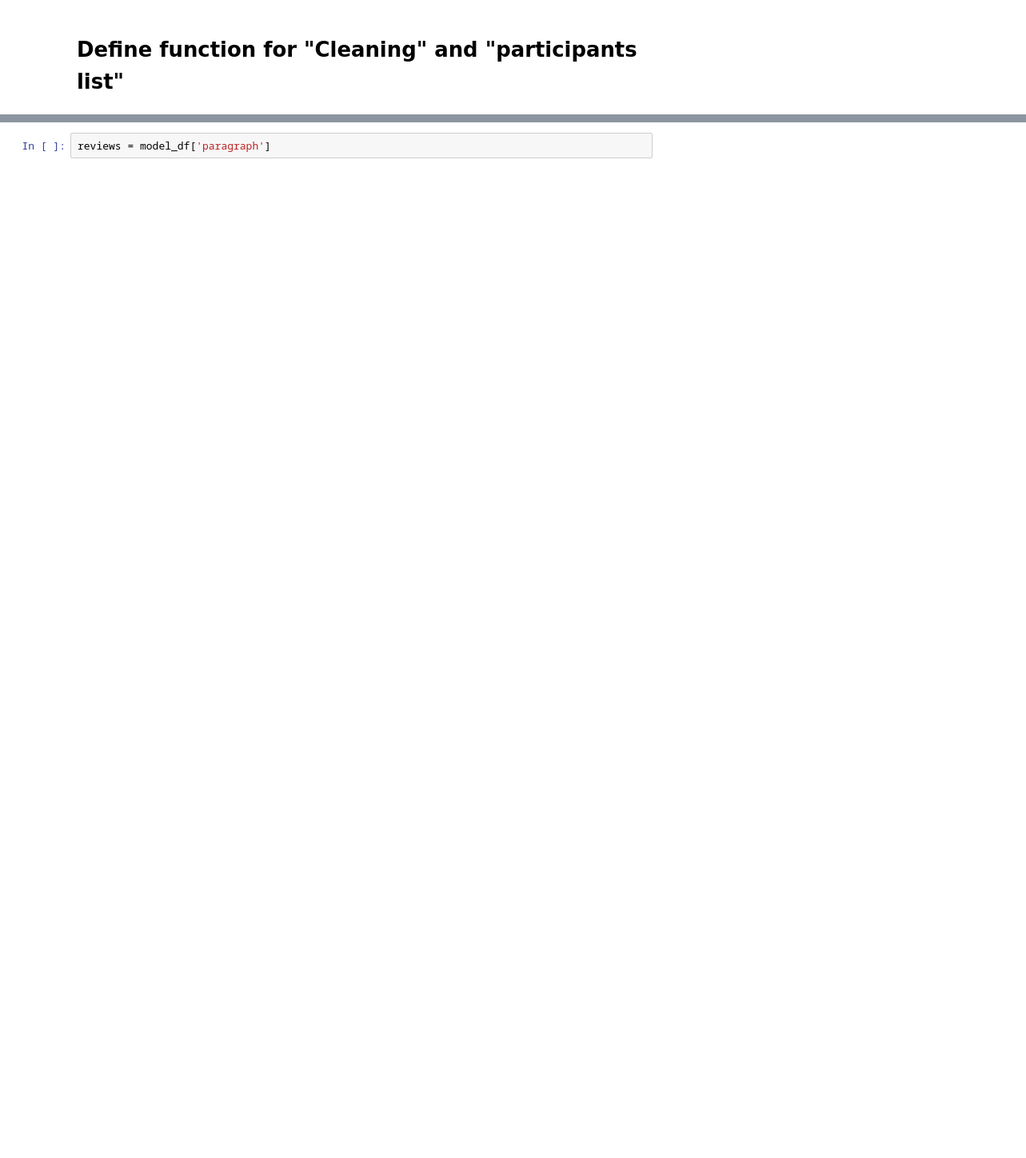
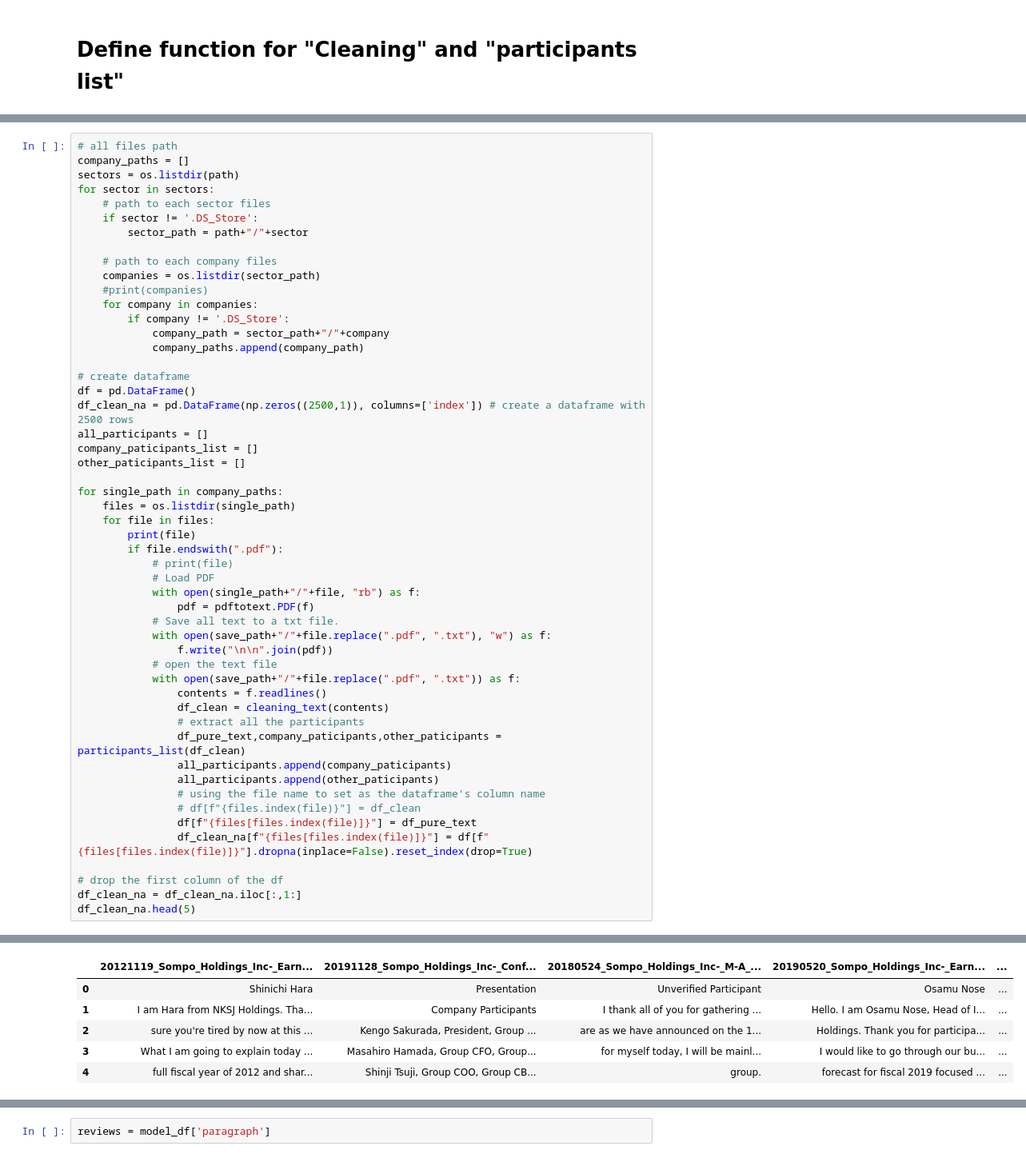
Before and after one commit to BoE-ARP-Bayes-MSc-BA/BoE_ARP_test01, a Jupyter notebook: BoE_Present_Model/model.ipynb, the cells around one changed output, grey strips where cells are left out. Shown: that part at 80% size. Drawn from its saved outputs; the diff is of its cells as text; blank space fills up the shorter version.

```diff
--- a/BoE_Present_Model/model.ipynb
+++ b/BoE_Present_Model/model.ipynb
@@ -202,0 +195,53 @@ See the caveats in the documentation: https://pandas.pydata.org/pandas-docs/stab
+# %%
+# all files path
+company_paths = []
+sectors = os.listdir(path)
+for sector in sectors:
+    # path to each sector files
+    if sector != '.DS_Store':
+        sector_path = path+"/"+sector
+
+    # path to each company files
+    companies = os.listdir(sector_path)
+    #print(companies)
+    for company in companies:
+        if company != '.DS_Store':
+            company_path = sector_path+"/"+company
+            company_paths.append(company_path)
+
+# create dataframe
+df = pd.DataFrame()
+df_clean_na = pd.DataFrame(np.zeros((2500,1)), columns=['index']) # create a dataframe with 2500 rows
+all_participants = []
+company_paticipants_list = []
+other_paticipants_list = []
+
+for single_path in company_paths:
+    files = os.listdir(single_path)
+    for file in files:
+        print(file)
+        if file.endswith(".pdf"):
+            # print(file)
+            # Load PDF
+            with open(single_path+"/"+file, "rb") as f:
+                pdf = pdftotext.PDF(f)
+            # Save all text to a txt file.
+            with open(save_path+"/"+file.replace(".pdf", ".txt"), "w") as f:
+                f.write("\n\n".join(pdf))
+            # open the text file
+            with open(save_path+"/"+file.replace(".pdf", ".txt")) as f:
+                contents = f.readlines()
+                df_clean = cleaning_text(contents)
+                # extract all the participants
+                df_pure_text,company_paticipants,other_paticipants = participants_list(df_clean)
+                all_participants.append(company_paticipants)
+                all_participants.append(other_paticipants)
+                # using the file name to set as the dataframe's column name
+                # df[f"{files.index(file)}"] = df_clean
+                df[f"{files[files.index(file)]}"] = df_pure_text
+                df_clean_na[f"{files[files.index(file)]}"] = df[f"{files[files.index(file)]}"].dropna(inplace=False).reset_index(drop=True)
+
+# drop the first column of the df
+df_clean_na = df_clean_na.iloc[:,1:]
+df_clean_na.head(5)
+# %% [output]
@@ -202,0 +289,6 @@ See the caveats in the documentation: https://pandas.pydata.org/pandas-docs/stab
+|  | 20121119_Sompo_Holdings_Inc-_Earn... | 20191128_Sompo_Holdings_Inc-_Conf... | 20180524_Sompo_Holdings_Inc-_M-A_... | 20190520_Sompo_Holdings_Inc-_Earn... | ... |
+| 0 | Shinichi Hara | Presentation | Unverified Participant | Osamu Nose | ... |
+| 1 | I am Hara from NKSJ Holdings. Tha... | Company Participants | I thank all of you for gathering ... | Hello. I am Osamu Nose, Head of I... | ... |
+| 2 | sure you're tired by now at this ... | Kengo Sakurada, President, Group ... | are as we have announced on the 1... | Holdings. Thank you for participa... | ... |
+| 3 | What I am going to explain today ... | Masahiro Hamada, Group CFO, Group... | for myself today, I will be mainl... | I would like to go through our bu... | ... |
+| 4 | full fiscal year of 2012 and shar... | Shinji Tsuji, Group COO, Group CB... | group. | forecast for fiscal 2019 focused ... | ... |
```
Also changed, not shown: parts of 18 cells of this notebook, 1 other file.
